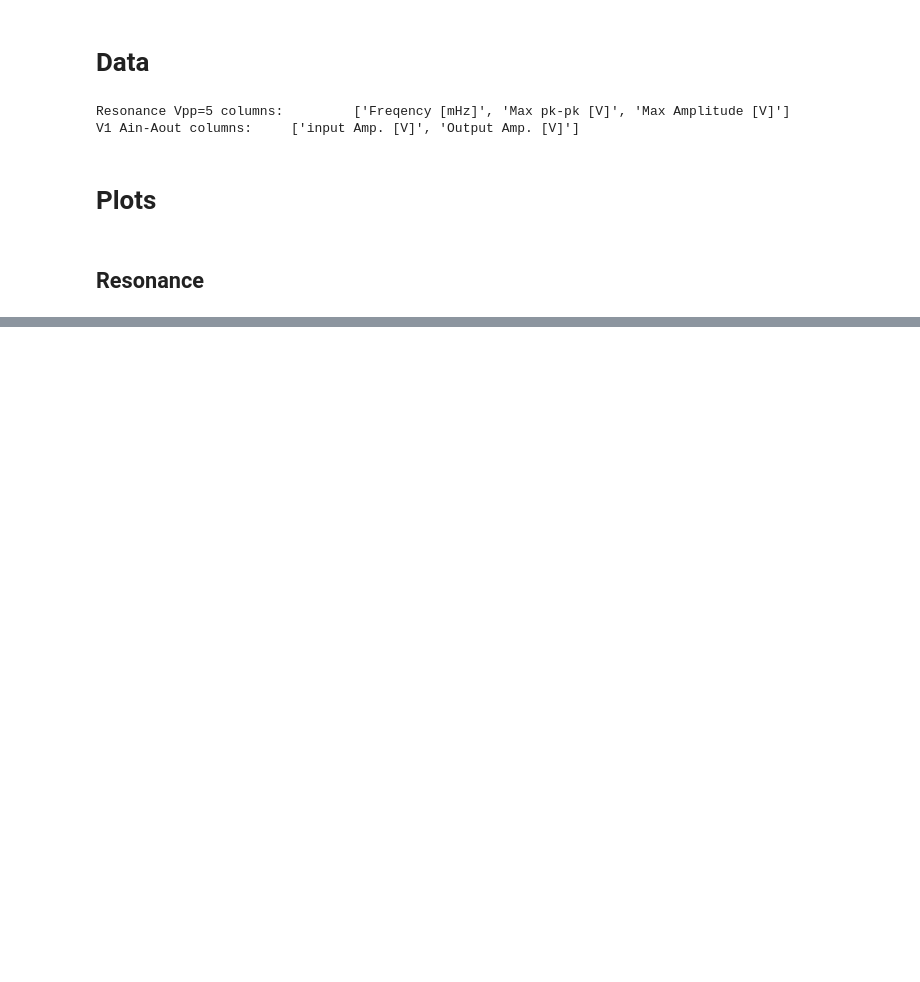
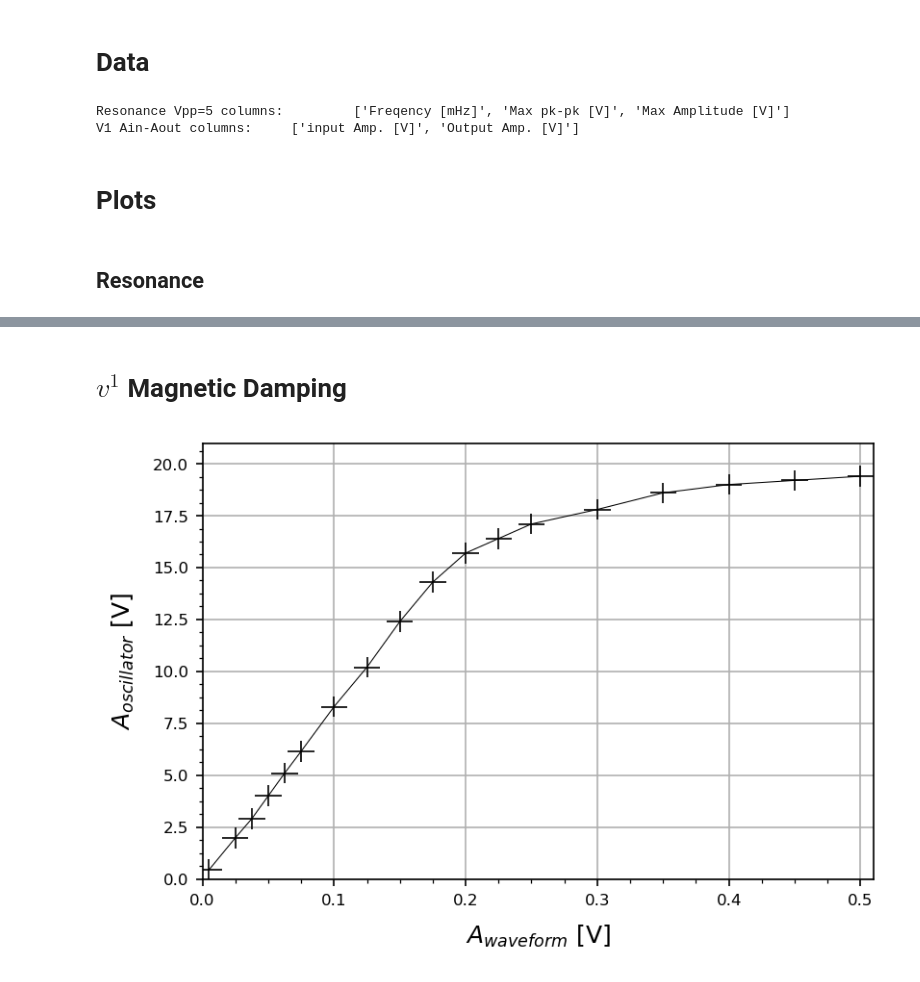
Before and after one commit to parallax-xallaraq/PHSX616, a Jupyter notebook: Lab3 - Torsional Oscillator/Code/Basic.ipynb, the cells around one changed output, grey strips where cells are left out. Saved outputs shown, nothing was run; the diff lists cells and outputs as text; code cells hidden in the pictures; blank space fills up the shorter version.

```diff
--- a/Lab3 - Torsional Oscillator/Code/Basic.ipynb
+++ b/Lab3 - Torsional Oscillator/Code/Basic.ipynb
@@ -94,0 +94,19 @@ Resonance:  862.0 24.0
+# %% [markdown]
+# $v^1$ Magnetic Damping
+# %%
+PlotXmanyY(
+    x = tables['V1 Ain-Aout']['input Amp. [V]'],
+    y  = [tables['V1 Ain-Aout']['Output Amp. [V]']],
+    yleg = [None],
+    c =['k'],
+    xerr = 0.01,    # error on x axis
+    yerr = 0.5,    # error on y axis
+    xlim = (0,.51),
+    ylim=(0,21),
+    xlab = '$A_{waveform}$ [V]', # label on x axis
+    ylab = '$A_{oscillator}$ [V]', # label on y axis
+    linestyle = '-',   # style of xy curve line
+    fileName = path_fig+'v1_AinAout.png'  # filename to save the figure as
+)
+# %% [output]
+[figure, added]
```
Also changed, not shown: parts of 2 cells of this notebook, 3 other files.
